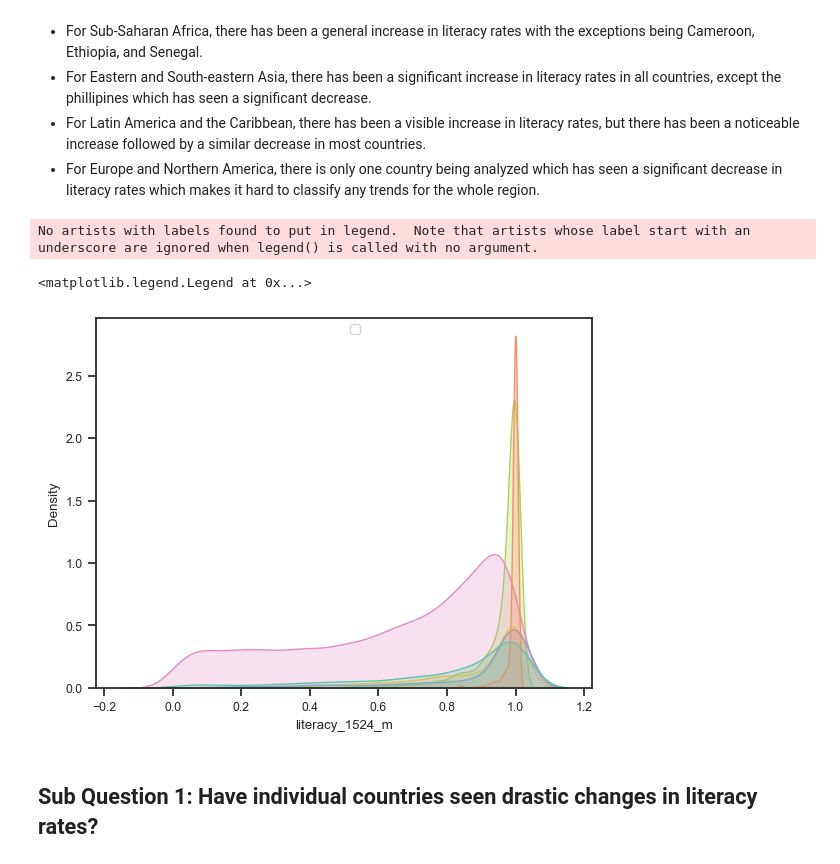
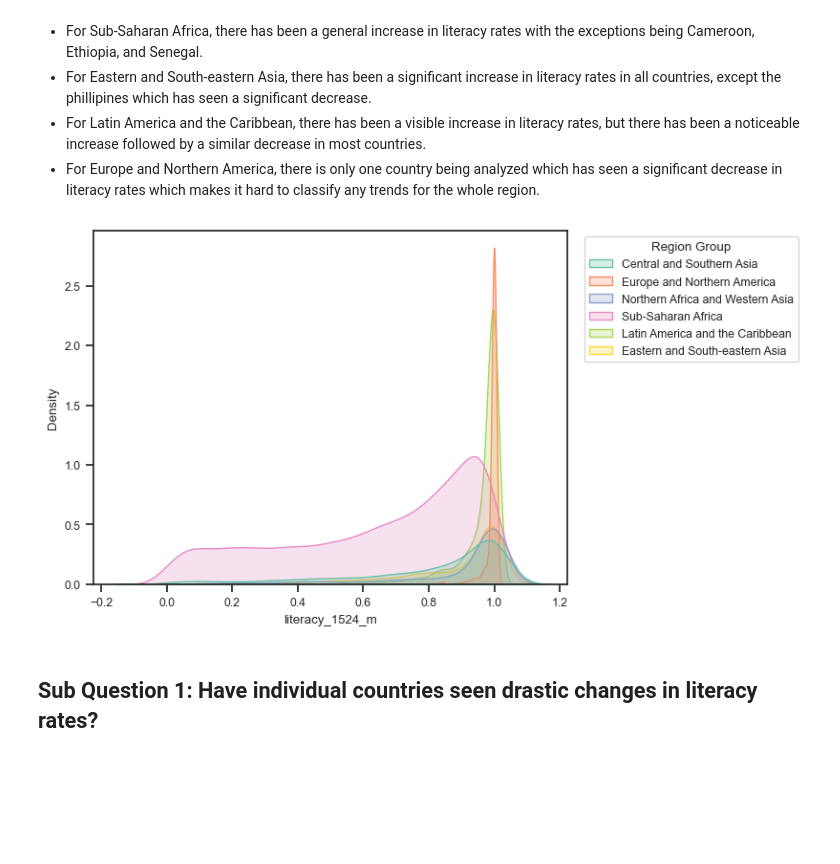
Before and after one commit to ubco-W2022T2-data301/project-group-group18, a Jupyter notebook: analysis/analysis1.ipynb, the cells around one changed output. Cells and saved outputs as stored; diff of their text form; code cells hidden in the pictures; blank space fills up the shorter version.

```diff
--- a/analysis/analysis1.ipynb
+++ b/analysis/analysis1.ipynb
@@ -36,22 +36,22 @@ pf.lineplot(dictionary)
 # %%
 #pf.distribution("../data/raw/dataset_raw.csv")
 data = (
         pd.read_csv("../data/raw/dataset_raw.csv",low_memory=False)
         .loc[:, ["region_group","country","year","Location","literacy_1524_m"]]
         .dropna(subset="literacy_1524_m")
         .reset_index()
         .drop(columns = ["index"])
     )
 
 #data = data[data.year>2010]
 
 #plot = sns.violinplot(data=data, y = "region_group", x="literacy_1524_m", hue = "region_group", palette = "Set2")
-plot = sns.kdeplot(data=data, x="literacy_1524_m", hue = "region_group", palette = "Set2",fill = True, legend = True)
-plt.legend(bbox_to_anchor=[.5, 1], loc = "upper left")
+plot = sns.kdeplot(data=data, x="literacy_1524_m", hue = "region_group", palette = "Set2",fill = True)
+legend = plot.get_legend()
+legend.set_title("Region Group")
+legend.set_bbox_to_anchor((1.5, 1))
 # %% [output]
-No artists with labels found to put in legend.  Note that artists whose label start with an underscore are ignored when legend() is called with no argument.
-<matplotlib.legend.Legend at 0x...>
-[figure, old version]
+[figure, new version]
 # %% [markdown]
 ## Sub Question 1: Have individual countries seen drastic changes in literacy rates?
 # %%
```
Also changed, not shown: parts of 2 cells of this notebook.
